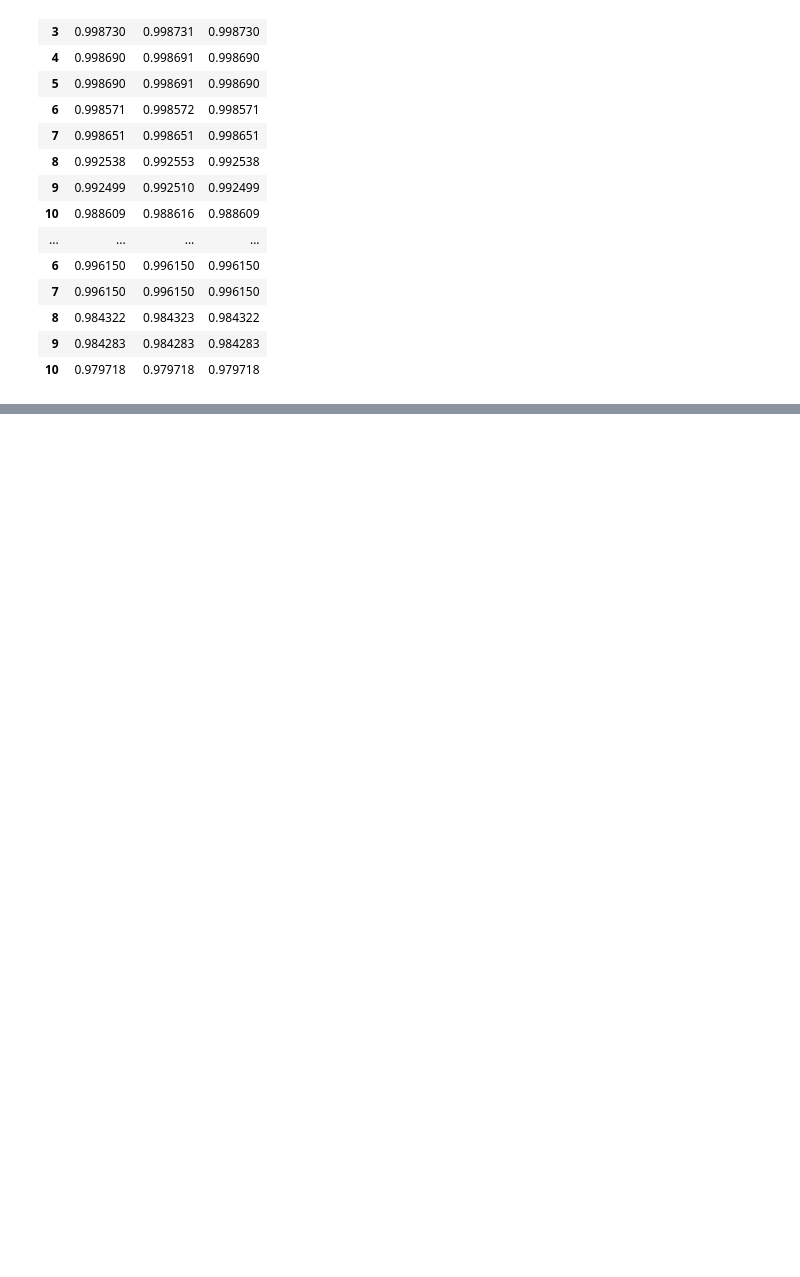
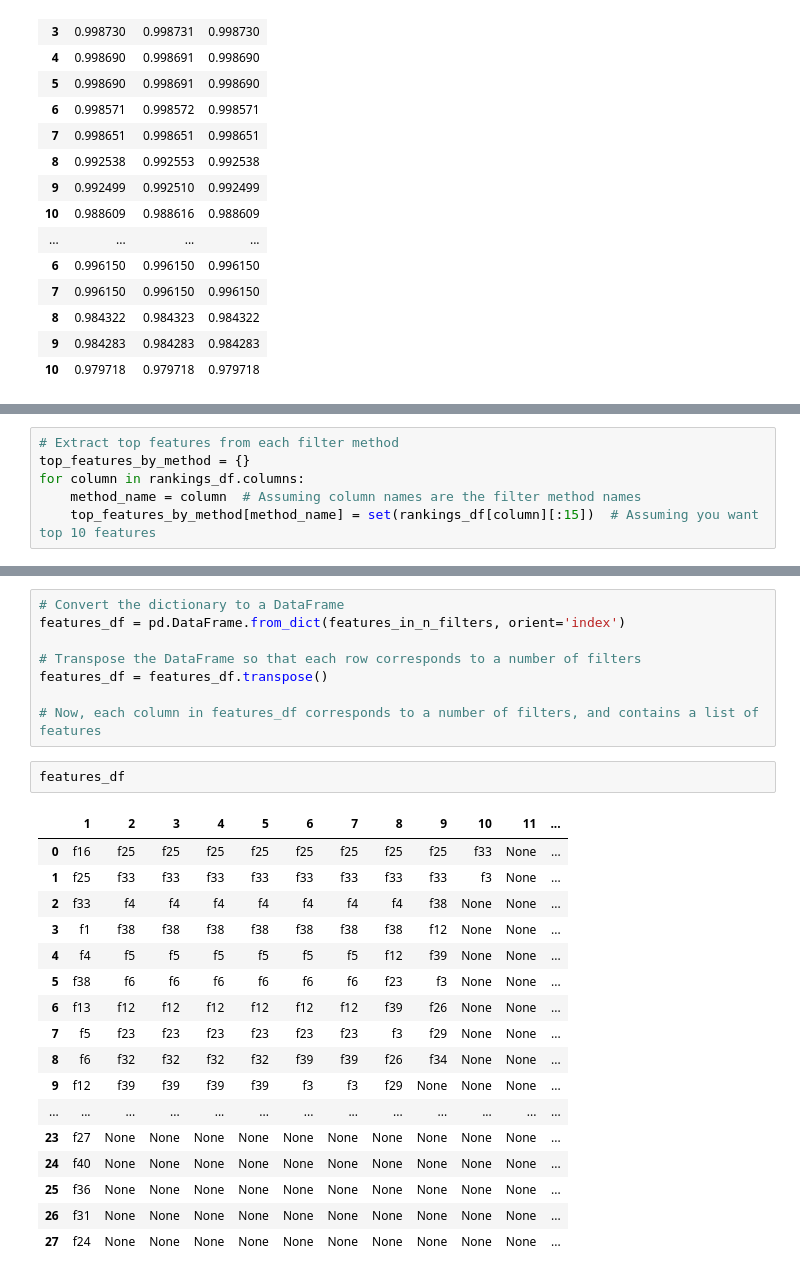
Before and after one commit to aravinds44/IntrusionDetection, a Jupyter notebook: NSL KDD/FeatureSelectionBinary/feature_ranking/feature_ensemble/top_features_in_filters.ipynb, the cells around one changed output, grey strips where cells are left out. Saved outputs shown, nothing was run; the diff lists cells and outputs as text; blank space fills up the shorter version.

```diff
--- a/NSL KDD/FeatureSelectionBinary/feature_ranking/feature_ensemble/top_features_in_filters.ipynb
+++ b/NSL KDD/FeatureSelectionBinary/feature_ranking/feature_ensemble/top_features_in_filters.ipynb
@@ -569,0 +572,6 @@ results_df
+# %%
+# Extract top features from each filter method
+top_features_by_method = {}
+for column in rankings_df.columns:
+    method_name = column  # Assuming column names are the filter method names
+    top_features_by_method[method_name] = set(rankings_df[column][:15])  # Assuming you want top 10 features
@@ -569,0 +678,28 @@ results_df
+# %%
+# Convert the dictionary to a DataFrame
+features_df = pd.DataFrame.from_dict(features_in_n_filters, orient='index')
+
+# Transpose the DataFrame so that each row corresponds to a number of filters
+features_df = features_df.transpose()
+
+# Now, each column in features_df corresponds to a number of filters, and contains a list of features
+# %%
+features_df
+# %% [output]
+|  | 1 | 2 | 3 | 4 | 5 | 6 | 7 | 8 | 9 | 10 | 11 | ... |
+| 0 | f16 | f25 | f25 | f25 | f25 | f25 | f25 | f25 | f25 | f33 | None | ... |
+| 1 | f25 | f33 | f33 | f33 | f33 | f33 | f33 | f33 | f33 | f3 | None | ... |
+| 2 | f33 | f4 | f4 | f4 | f4 | f4 | f4 | f4 | f38 | None | None | ... |
+| 3 | f1 | f38 | f38 | f38 | f38 | f38 | f38 | f38 | f12 | None | None | ... |
+| 4 | f4 | f5 | f5 | f5 | f5 | f5 | f5 | f12 | f39 | None | None | ... |
+| 5 | f38 | f6 | f6 | f6 | f6 | f6 | f6 | f23 | f3 | None | None | ... |
+| 6 | f13 | f12 | f12 | f12 | f12 | f12 | f12 | f39 | f26 | None | None | ... |
+| 7 | f5 | f23 | f23 | f23 | f23 | f23 | f23 | f3 | f29 | None | None | ... |
+| 8 | f6 | f32 | f32 | f32 | f32 | f39 | f39 | f26 | f34 | None | None | ... |
+| 9 | f12 | f39 | f39 | f39 | f39 | f3 | f3 | f29 | None | None | None | ... |
+| ... | ... | ... | ... | ... | ... | ... | ... | ... | ... | ... | ... | ... |
+| 23 | f27 | None | None | None | None | None | None | None | None | None | None | ... |
+| 24 | f40 | None | None | None | None | None | None | None | None | None | None | ... |
+| 25 | f36 | None | None | None | None | None | None | None | None | None | None | ... |
+| 26 | f31 | None | None | None | None | None | None | None | None | None | None | ... |
+| 27 | f24 | None | None | None | None | None | None | None | None | None | None | ... |
```
Also changed, not shown: parts of 9 cells of this notebook.
